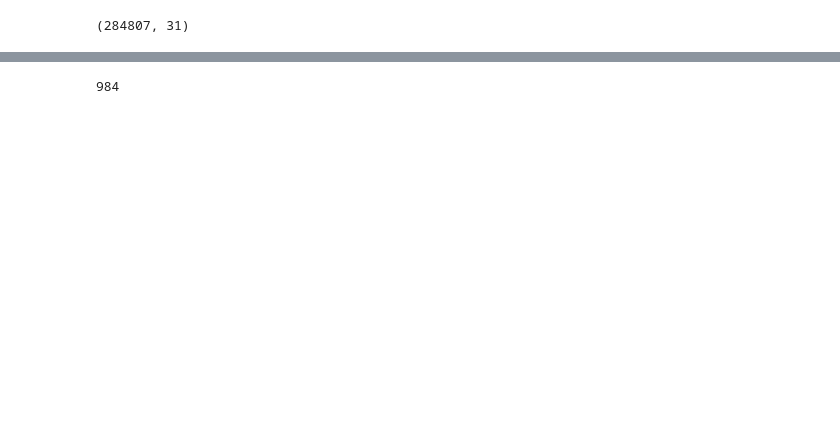
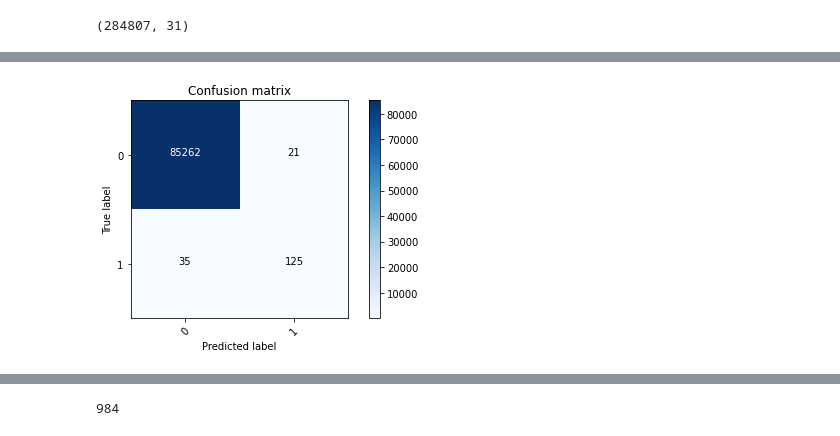
Before and after one commit to ah-hatahet/case_study, a Jupyter notebook: fraud_detection.ipynb, the cells around one changed output, grey strips where cells are left out. Drawn from its saved outputs; the diff is of its cells as text; code cells hidden in the pictures; blank space fills up the shorter version.

```diff
--- a/fraud_detection.ipynb
+++ b/fraud_detection.ipynb
@@ -352,0 +242,4 @@ print(len(random_normal_indices))
+# %%
+plot_confusion_matrix(cm)
+# %% [output]
+[figure, added]
```
Also changed, not shown: parts of 68 cells of this notebook.
